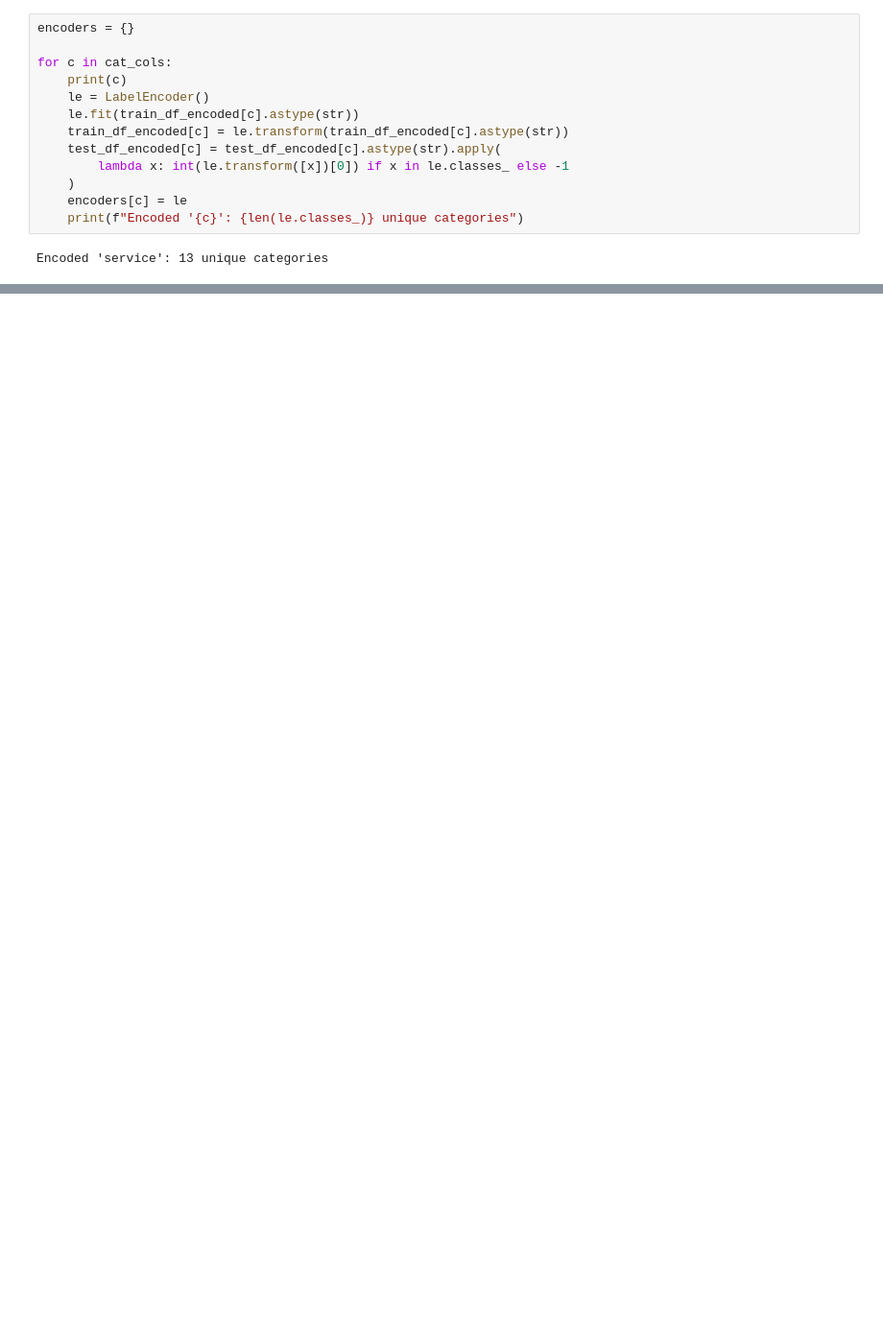
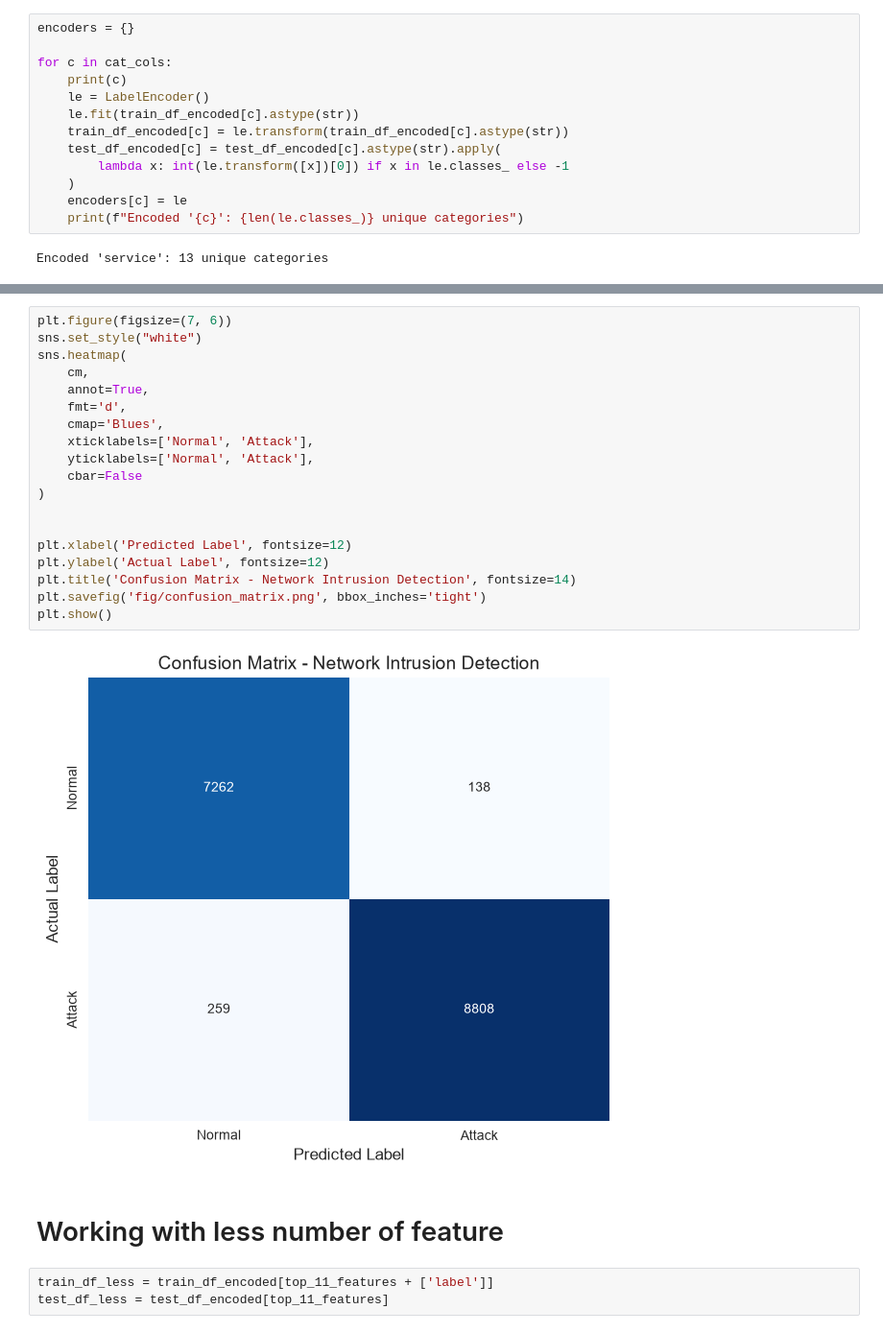
Before and after one commit to viciouss28/fsp_ml_project-, a Jupyter notebook: securenet.ipynb, the cells around one changed output, grey strips where cells are left out. Shown at 96% size. Drawn from its saved outputs; the diff is of its cells as text; blank space fills up the shorter version.

Commit message:
Training model and comparison

```diff
--- a/securenet.ipynb
+++ b/securenet.ipynb
@@ -428,0 +585,26 @@ Index(['sttl', 'state', 'ct_dst_sport_ltm', 'ct_src_dport_ltm', 'rate',
+# %%
+plt.figure(figsize=(7, 6))
+sns.set_style("white")
+sns.heatmap(
+    cm,
+    annot=True,
+    fmt='d',
+    cmap='Blues',
+    xticklabels=['Normal', 'Attack'],
+    yticklabels=['Normal', 'Attack'],
+    cbar=False
+)
+
+
+plt.xlabel('Predicted Label', fontsize=12)
+plt.ylabel('Actual Label', fontsize=12)
+plt.title('Confusion Matrix - Network Intrusion Detection', fontsize=14)
+plt.savefig('fig/confusion_matrix.png', bbox_inches='tight')
+plt.show()
+# %% [output]
+[figure, added]
+# %% [markdown]
+# Working with less number of feature
+# %%
+train_df_less = train_df_encoded[top_11_features + ['label']]
+test_df_less = test_df_encoded[top_11_features]
```
Also changed, not shown: parts of 37 cells of this notebook, 2 other files.
